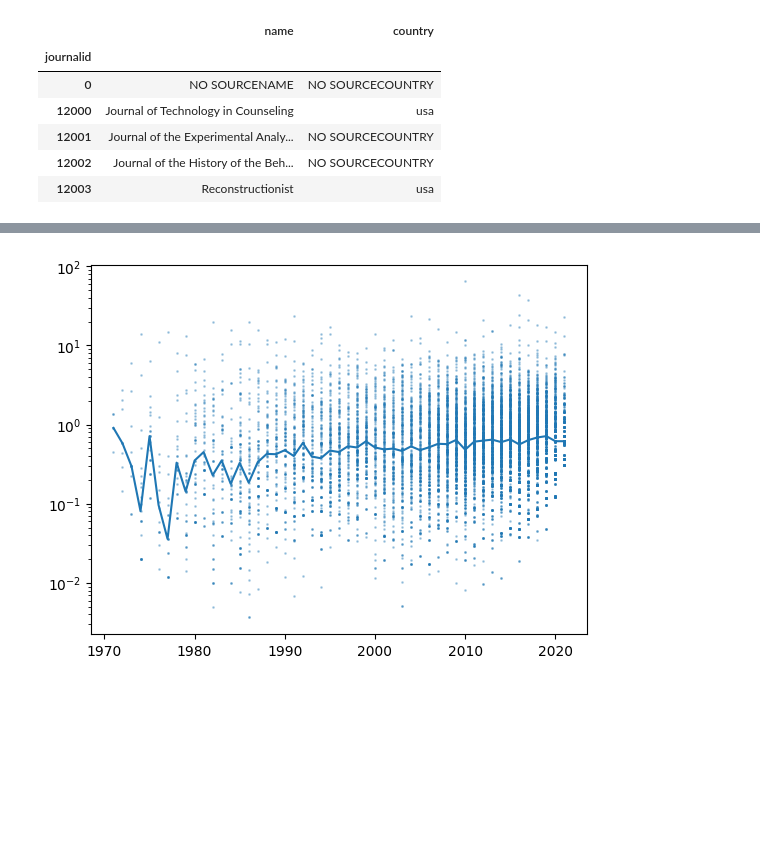
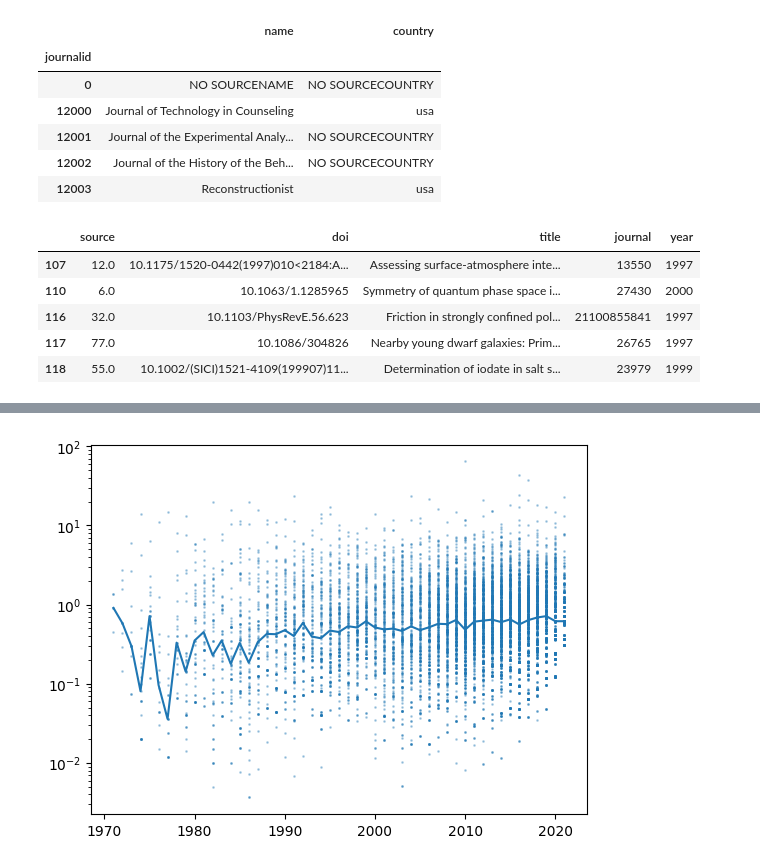
Before and after one commit to team-sakata/journal-recommendation, a Jupyter notebook: by_journal-id.ipynb, the cells around one changed output, grey strips where cells are left out. Drawn from its saved outputs; the diff is of its cells as text; code cells hidden in the pictures; blank space fills up the shorter version.

```diff
--- a/by_journal-id.ipynb
+++ b/by_journal-id.ipynb
@@ -36,6 +36,15 @@ journal_names.head()
 | 12001 | Journal of the Experimental Analy... | NO SOURCECOUNTRY |
 | 12002 | Journal of the History of the Beh... | NO SOURCECOUNTRY |
 | 12003 | Reconstructionist | usa |
+# %%
+papers.head()
+# %% [output]
+|  | source | doi | title | journal | year |
+| 107 | 12.0 | 10.1175/1520-0442(1997)010<2184:A... | Assessing surface-atmosphere inte... | 13550 | 1997 |
+| 110 | 6.0 | 10.1063/1.1285965 | Symmetry of quantum phase space i... | 27430 | 2000 |
+| 116 | 32.0 | 10.1103/PhysRevE.56.623 | Friction in strongly confined pol... | 21100855841 | 1997 |
+| 117 | 77.0 | 10.1086/304826 | Nearby young dwarf galaxies: Prim... | 26765 | 1997 |
+| 118 | 55.0 | 10.1002/(SICI)1521-4109(199907)11... | Determination of iodate in salt s... | 23979 | 1999 |
 # %%
 journal_subset = [
   # Disciplinal
```
Also changed, not shown: parts of 1 cell of this notebook, 2 other files.
